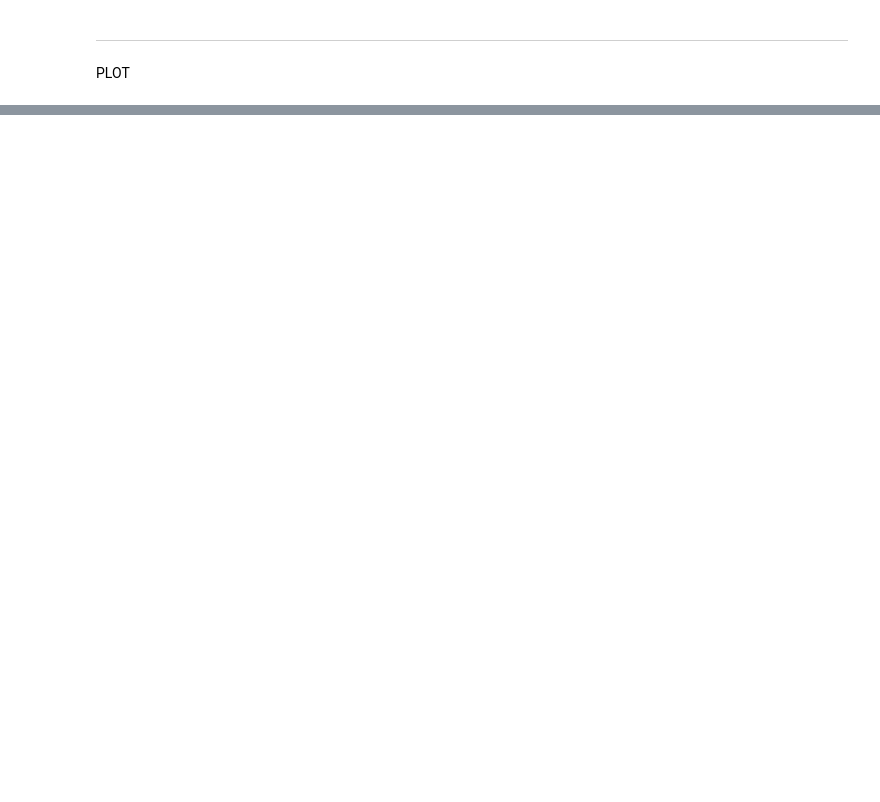
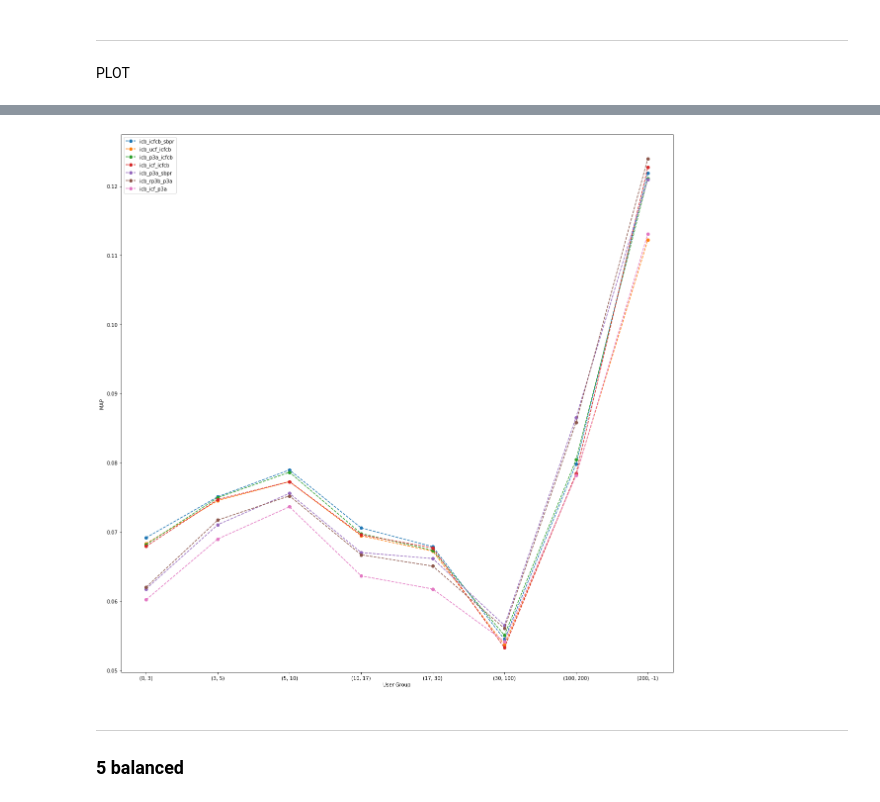
Before and after one commit to fcolombo7/RecSys-2020, a Jupyter notebook: CV_combo_test.ipynb, the cells around one changed output, grey strips where cells are left out. Cells and saved outputs as stored; diff of their text form; code cells hidden in the pictures; blank space fills up the shorter version.

Commit message:
old cv combo

```diff
--- a/CV_combo_test.ipynb
+++ b/CV_combo_test.ipynb
@@ -790,10 +810,10 @@ print(sum(result_list)/len(result_list))
 list_recommender = [icb, p3a, sbpr]
 result_list = []
 for i in range(len(URM_list)):
-    combo26= HybridCombinationSearchCVtest(URM_list[i], ICM_all, list_recommender, seed = seed, fold = i)
+    combo25= HybridCombinationSearchCVtest(URM_list[i], ICM_all, list_recommender, seed = seed, fold = i)
     params={'alpha': 0.9970595877880616, 'l1_ratio': 0.16423348901694348}
 
-    combo26.fit(**params)
-    result, _ = evaluator_list[i].evaluateRecommender(combo26)
+    combo25.fit(**params)
+    result, _ = evaluator_list[i].evaluateRecommender(combo25)
     result_list.append(result[10]['MAP'])
 print(sum(result_list)/len(result_list))
@@ -801,10 +839,10 @@ print(sum(result_list)/len(result_list))
 list_recommender = [icb, icfcb, sbpr]
 result_list = []
 for i in range(len(URM_list)):
-    combo27= HybridCombinationSearchCVtest(URM_list[i], ICM_all, list_recommender, seed = seed, fold = i)
+    combo26= HybridCombinationSearchCVtest(URM_list[i], ICM_all, list_recommender, seed = seed, fold = i)
     params= {'alpha': 0.9366901381834416, 'l1_ratio': 0.07977626900958935}
 
-    combo27.fit(**params)
-    result, _ = evaluator_list[i].evaluateRecommender(combo27)
+    combo26.fit(**params)
+    result, _ = evaluator_list[i].evaluateRecommender(combo26)
     result_list.append(result[10]['MAP'])
 print(sum(result_list)/len(result_list))
@@ -858,17 +914,18 @@ MAP_combo_per_group = []
 cutoff = 10
 
 for f_range in f_ranges:
-    URM_test_group = parser.filter_URM_test_by_range(URM_train, URM_test, f_range)
-    evaluator_test = EvaluatorHoldout(URM_test_group, cutoff_list=[cutoff])
+
 
     combo_dict={}
     for k in range (num_combo):
         r = []
         for i in range (len(URM_list)):
+            URM_test_group = parser.filter_URM_test_by_range(URM_list[i], URM_test_list[i], f_range)
+            evaluator_test = EvaluatorHoldout(URM_test_group, cutoff_list=[cutoff])
             rec = HybridCombinationSearchCVtest(URM_list[i], ICM_all, list_rec[k][0], seed = seed, fold = i)
             rec.fit(**list_rec[k][1])
 
-            results, _ = evaluator_list[i].evaluateRecommender(rec)
+            results, _ = evaluator_test.evaluateRecommender(rec)
             r.append(results[cutoff]["MAP"])
         combo_dict[k]=np.average(r)
 
@@ -893,15 +968,15 @@ for i in range(0, len (f_ranges)):
     old_key=None
 
     combo_dict = MAP_combo_per_group[i]
-    for key in combo_dict:
-        value = combo_dict[key]
-        print(f"> MAP combo-{combo_labels[key]}:\t {value}")
+    for key, value in combo_dict.items():
+        #value = combo_dict.get(key)
+        print(f"> MAP combo-{combo_labels['combo'+str(key+1)]}:\t {value}")
         if value > maxp:
             difference=value - maxp
             maxp=value
             old_name=max_name
             old_isCombo=max_isCombo
-            max_name=combo_labels[key]
+            max_name=combo_labels['combo'+str(key+1)]
             max_isCombo=True
             old_key=max_key
             max_key=key
@@ -917,25 +1010,30 @@ for i in range(0, len (f_ranges)):
 # %%
 import matplotlib.pyplot as pyplot
 %matplotlib inline
 pyplot.figure(figsize=(20,20))
 for key, isCombo in to_be_plotted:
     l=[]
     if isCombo:
         for combo_dict in MAP_combo_per_group:
             l.append(combo_dict[key])
         style = '--o'
-        label = combo_labels[key]
+        label = combo_labels['combo'+str(key+1)]
     """
     else:
         for merged_dict in MAP_merged_per_group:
             l.append(merged_dict[key])
         style = '--x'
         label = merged_labels[key]
+        """
     pyplot.plot(l, style, label = label)
-    """
 
 pyplot.xticks(ticks=range(0,len(f_ranges)), labels=f_ranges)
 pyplot.ylabel('MAP')
 pyplot.xlabel('User Group')
 pyplot.legend()
 pyplot.show()
+# %% [output]
+[figure, added]
+# %% [markdown]
+---
+### 5 balanced
```
Also changed, not shown: parts of 12 cells of this notebook.
